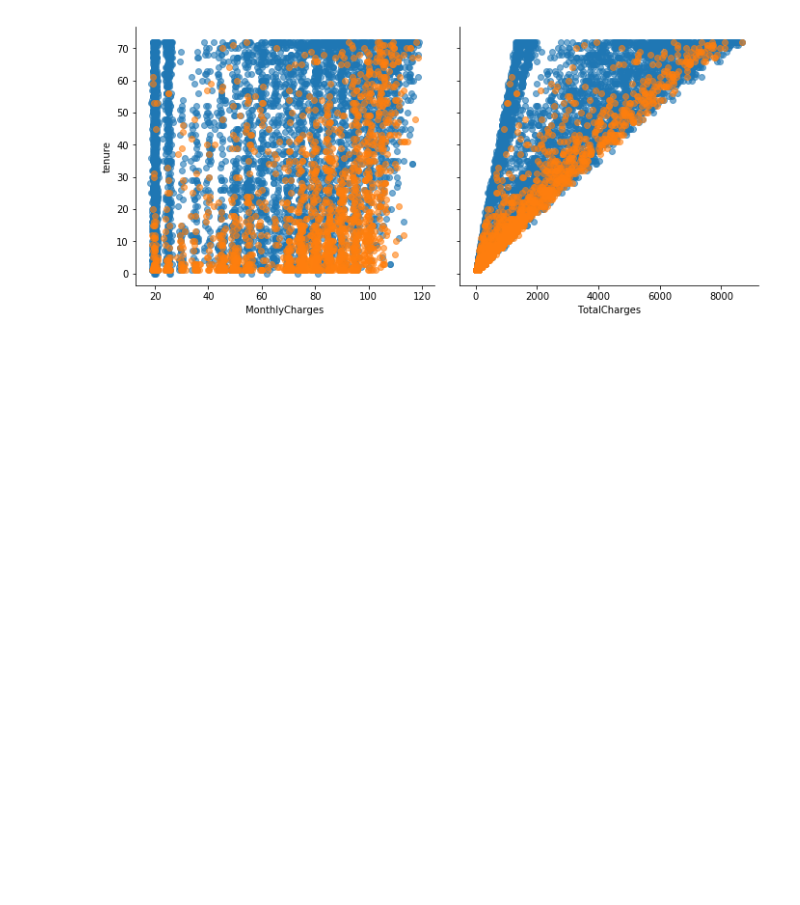
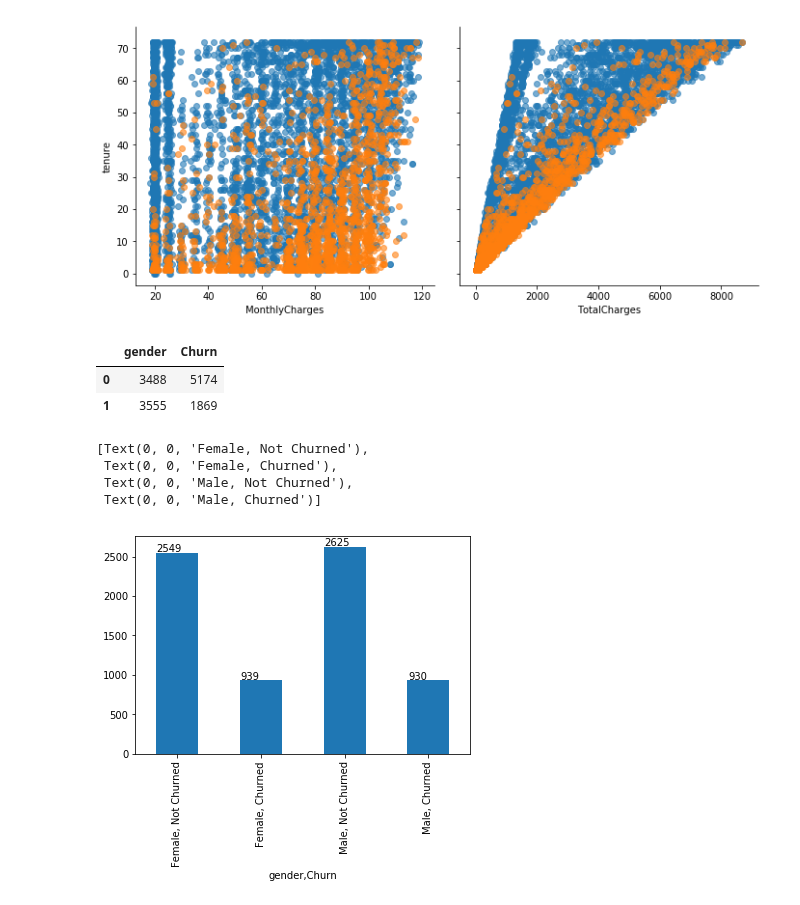
Before and after one commit to LawrenceGlenn/TelecomChurnProject, a Jupyter notebook: Churn.ipynb, the cells around one changed output. Drawn from its saved outputs; the diff is of its cells as text; code cells hidden in the pictures; blank space fills up the shorter version.

Commit message:
plots for gender vs churn

```diff
--- a/Churn.ipynb
+++ b/Churn.ipynb
@@ -195,3 +195,25 @@ g = sns.PairGrid(df, y_vars=["tenure"], x_vars=["MonthlyCharges", "TotalCharges"
 ax = g.map(plt.scatter, alpha=0.6)
 # %% [output]
 [figure]
+# %%
+df[['gender','Churn']].apply(pd.Series.value_counts)
+# %% [output]
+|  | gender | Churn |
+| 0 | 3488 | 5174 |
+| 1 | 3555 | 1869 |
+# %%
+labels = ['Female, Not Churned', 'Female, Churned', 'Male, Not Churned', 'Male, Churned']
+
+
+ax = df[['gender','Churn']].groupby(['gender', 'Churn']).size().plot.bar()
+
+for p in ax.patches:
+    ax.annotate(str(p.get_height()), (p.get_x() * 1.005, p.get_height() * 1.005))
+
+ax.set_xticklabels(labels)
+# %% [output]
+[Text(0, 0, 'Female, Not Churned'),
+ Text(0, 0, 'Female, Churned'),
+ Text(0, 0, 'Male, Not Churned'),
+ Text(0, 0, 'Male, Churned')]
+[figure, added]
```
Also changed, not shown: parts of 1 cell of this notebook.
